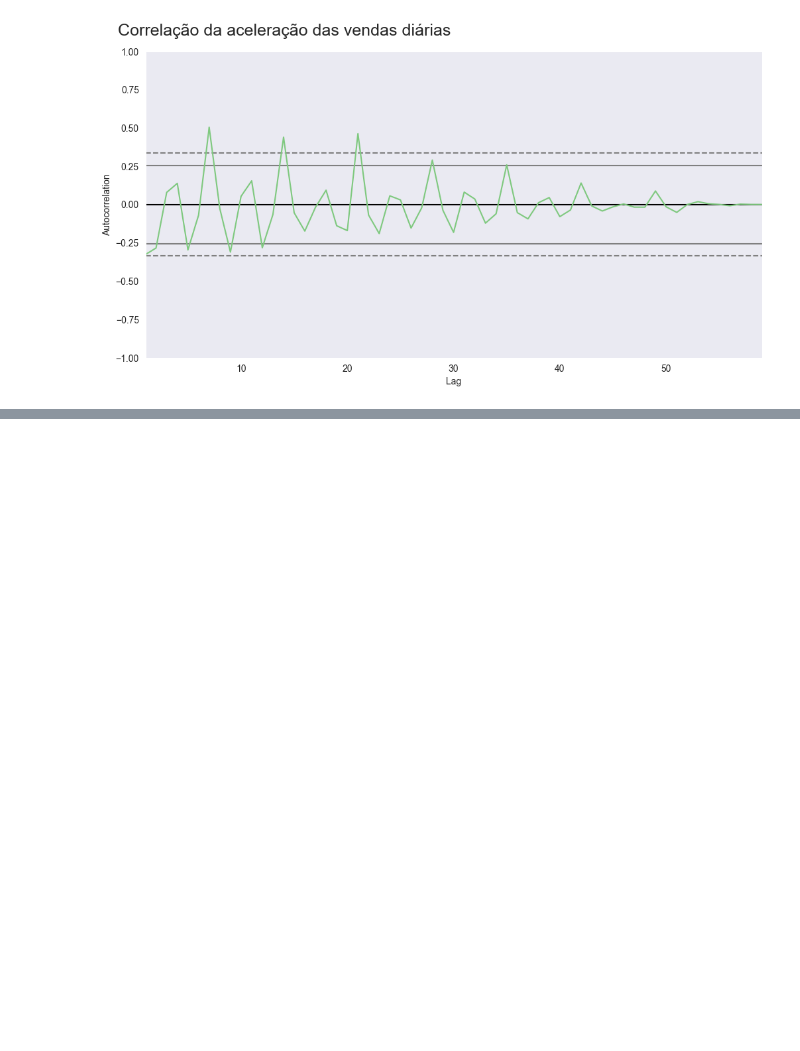
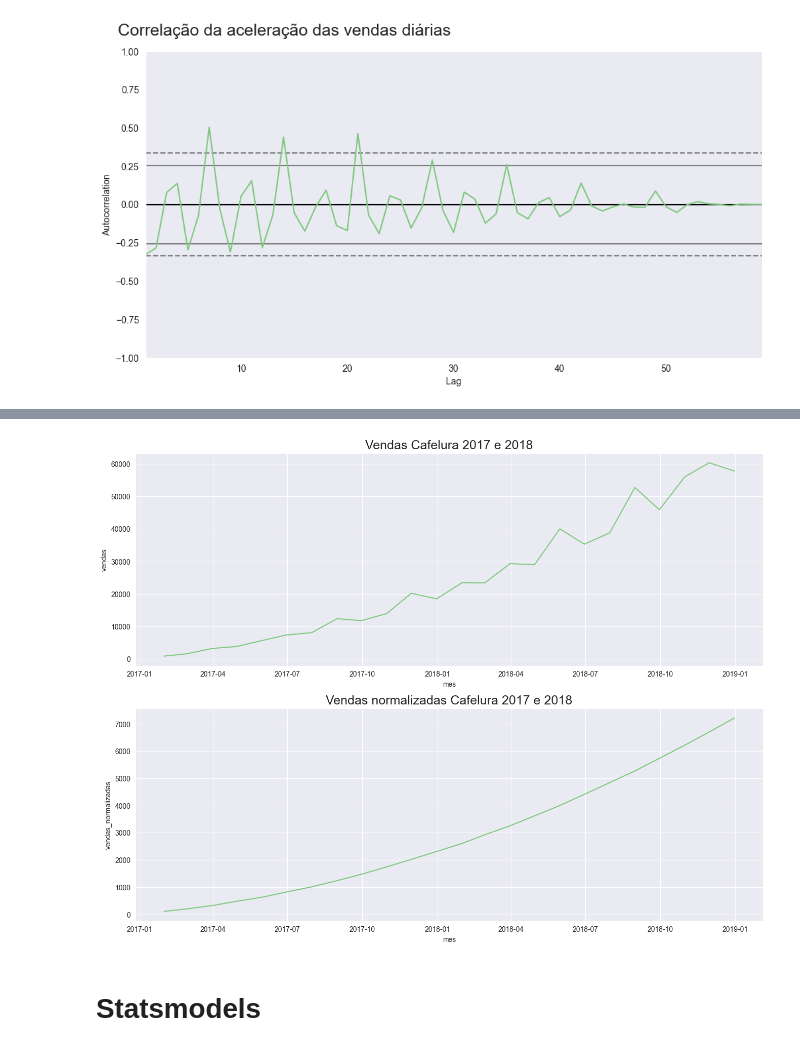
Before and after one commit to mrr00b00t/data-science-analise-series-temporais, a Jupyter notebook: notebook-curso.ipynb, the cells around one changed output, grey strips where cells are left out. Cells and saved outputs as stored; diff of their text form; code cells hidden in the pictures; blank space fills up the shorter version.

```diff
--- a/notebook-curso.ipynb
+++ b/notebook-curso.ipynb
@@ -351,0 +425,15 @@ ax = ax
+# %%
+# sempre fique atento à tendência,  sazonalidade e ruidos, tentar identificar essas componentes
+
+plt.figure(figsize=(16, 12))
+ax = plt.subplot(2, 1, 1)
+ax.set_title('Vendas Cafelura 2017 e 2018', fontsize=18)
+sns.lineplot(x='mes', y='vendas', data=cafelura)
+ax = plt.subplot(2, 1, 2)
+ax.set_title('Vendas normalizadas Cafelura 2017 e 2018', fontsize=18)
+sns.lineplot(x='mes', y='vendas_normalizadas', data=cafelura)
+ax = ax
+# %% [output]
+[figure, added]
+# %% [markdown]
+# Statsmodels
```
Also changed, not shown: parts of 28 cells of this notebook.
